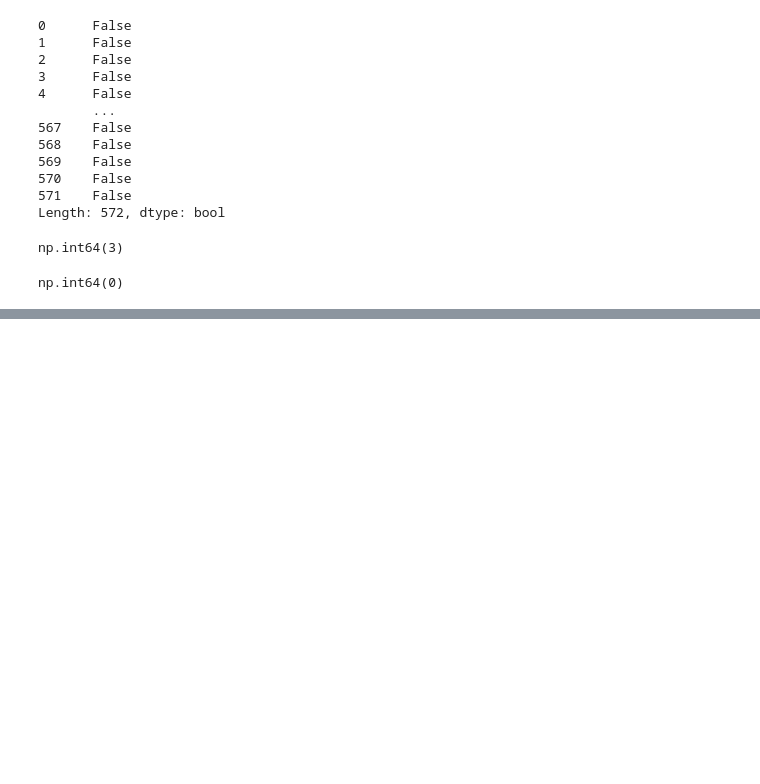
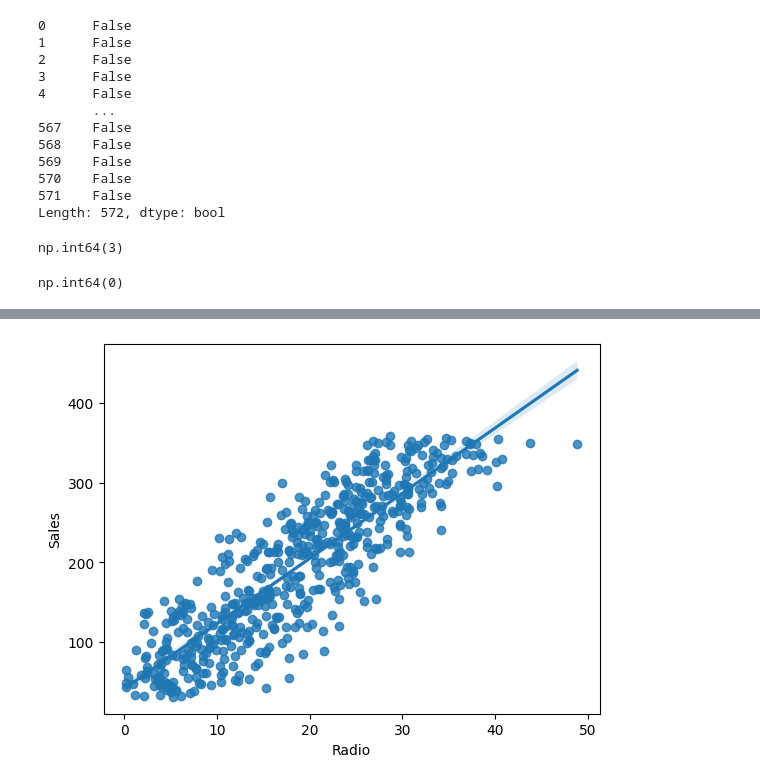
Before and after one commit to PrincelyKitilya/Linear-Regression-assumptions-tests, a Jupyter notebook: marketing sales analysis/marketing_analysis.ipynb, the cells around one changed output, grey strips where cells are left out. Saved outputs shown, nothing was run; the diff lists cells and outputs as text; code cells hidden in the pictures; blank space fills up the shorter version.

```diff
--- a/marketing sales analysis/marketing_analysis.ipynb
+++ b/marketing sales analysis/marketing_analysis.ipynb
@@ -93,0 +105,3 @@ np.int64(0)
+# %%
+# Building the model
+ols_data = marketing_data[["Radio", "Sales"]]
@@ -93,0 +163,6 @@ np.int64(0)
+# %%
+# Checking the assumptions of linearity by plotting the model on a regplot
+sns.regplot(x='Radio', y='Sales', data=ols_data)
+plt.show()
+# %% [output]
+[figure, added]
```
Also changed, not shown: parts of 11 cells of this notebook.
